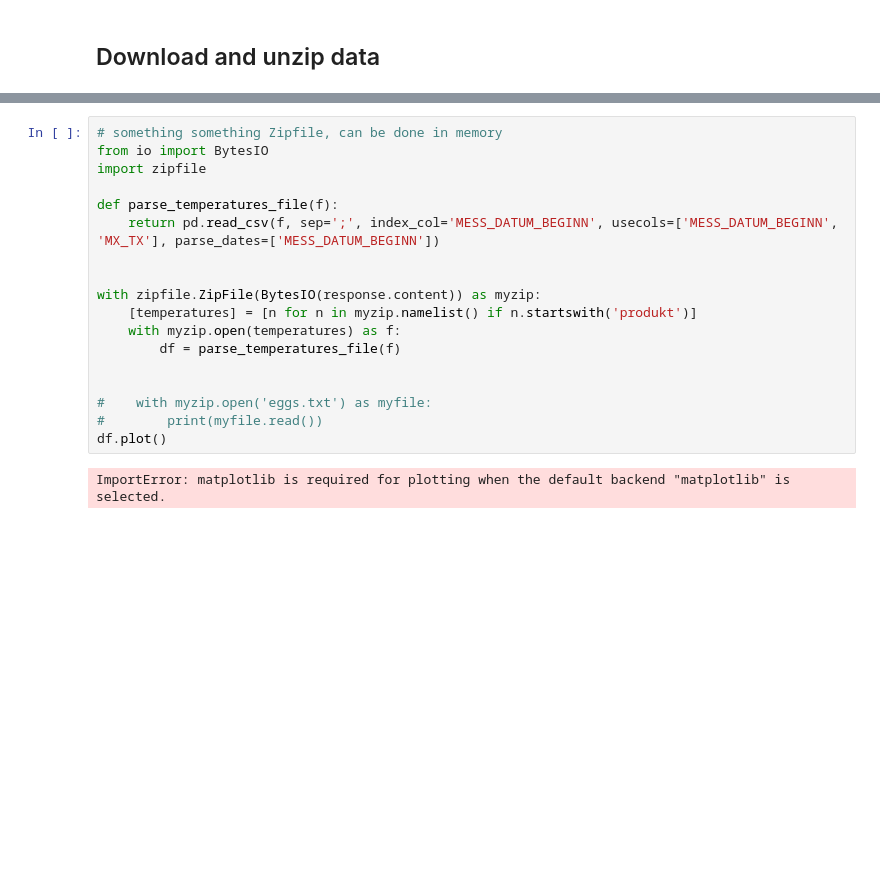
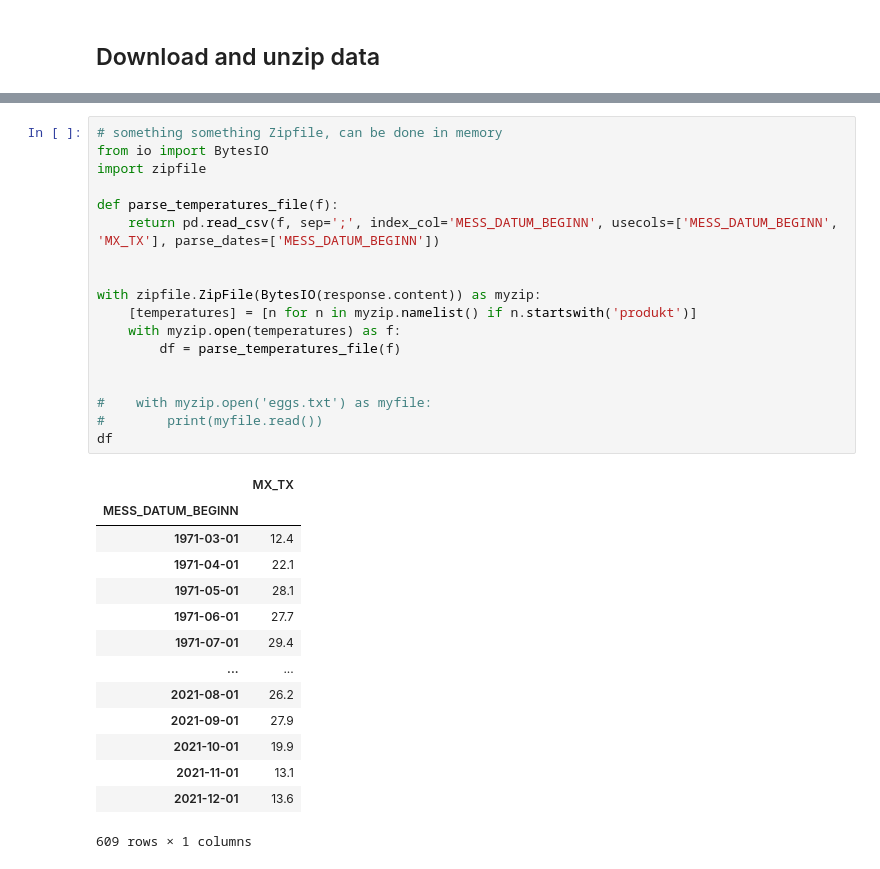
Before and after one commit to Rothenhouser/max-temps, a Jupyter notebook: notebooks/stations.ipynb, the cells around one changed output, grey strips where cells are left out. Drawn from its saved outputs; the diff is of its cells as text; blank space fills up the shorter version.

```diff
--- a/notebooks/stations.ipynb
+++ b/notebooks/stations.ipynb
@@ -142,23 +142,36 @@ response.headers
 # %%
 # something something Zipfile, can be done in memory
 from io import BytesIO
 import zipfile
 
 def parse_temperatures_file(f):
     return pd.read_csv(f, sep=';', index_col='MESS_DATUM_BEGINN', usecols=['MESS_DATUM_BEGINN', 'MX_TX'], parse_dates=['MESS_DATUM_BEGINN'])
 
 
 with zipfile.ZipFile(BytesIO(response.content)) as myzip:
     [temperatures] = [n for n in myzip.namelist() if n.startswith('produkt')]
     with myzip.open(temperatures) as f:
         df = parse_temperatures_file(f)
 
 
 #    with myzip.open('eggs.txt') as myfile:
 #        print(myfile.read())
-df.plot()
+df
 # %% [output]
+|  | MX_TX |
+| MESS_DATUM_BEGINN |  |
+| 1971-03-01 | 12.4 |
+| 1971-04-01 | 22.1 |
+| 1971-05-01 | 28.1 |
+| 1971-06-01 | 27.7 |
+| 1971-07-01 | 29.4 |
+| ... | ... |
+| 2021-08-01 | 26.2 |
+| 2021-09-01 | 27.9 |
+| 2021-10-01 | 19.9 |
+| 2021-11-01 | 13.1 |
+| 2021-12-01 | 13.6 |
-ImportError: matplotlib is required for plotting when the default backend "matplotlib" is selected.
+609 rows × 1 columns
 # %%
 import plotly.express as px
 
```
Also changed, not shown: parts of 3 cells of this notebook.
